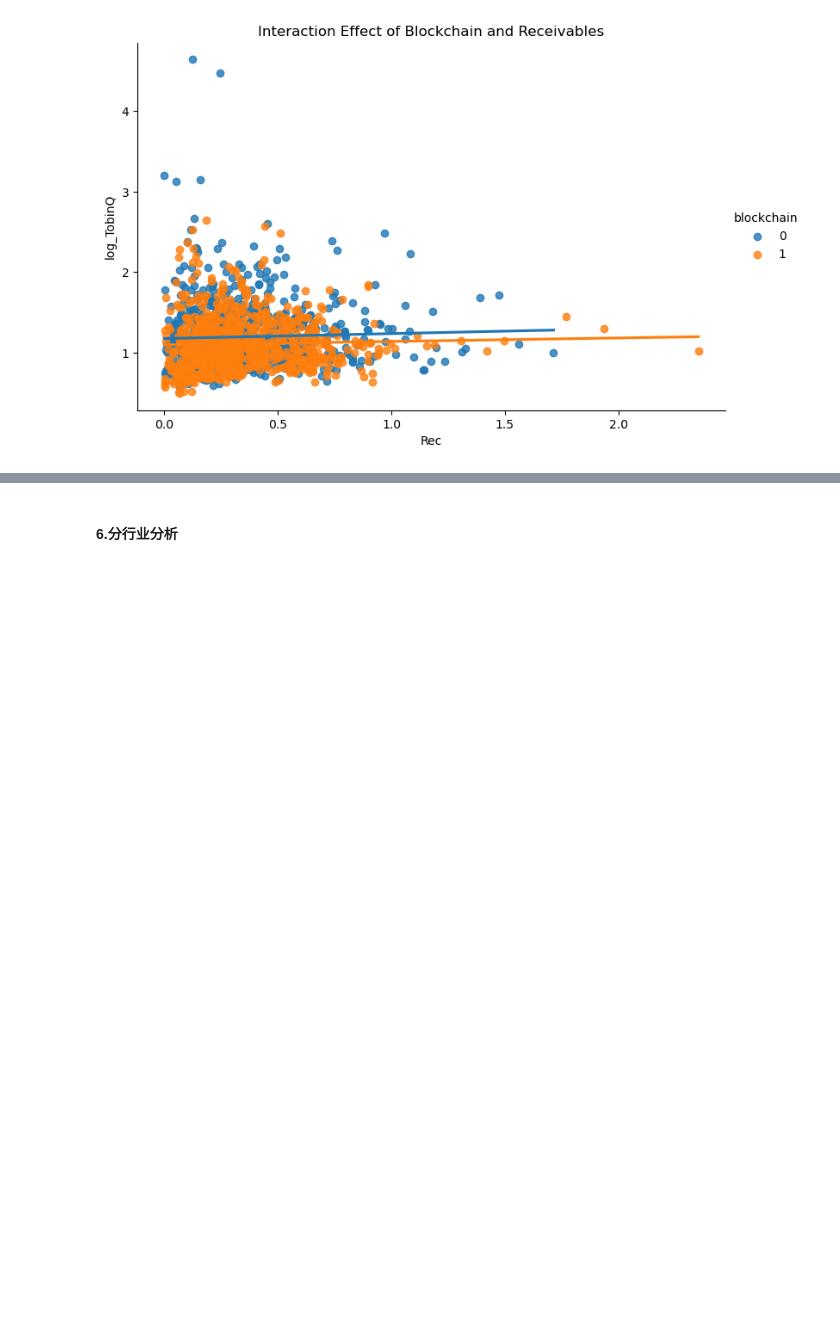
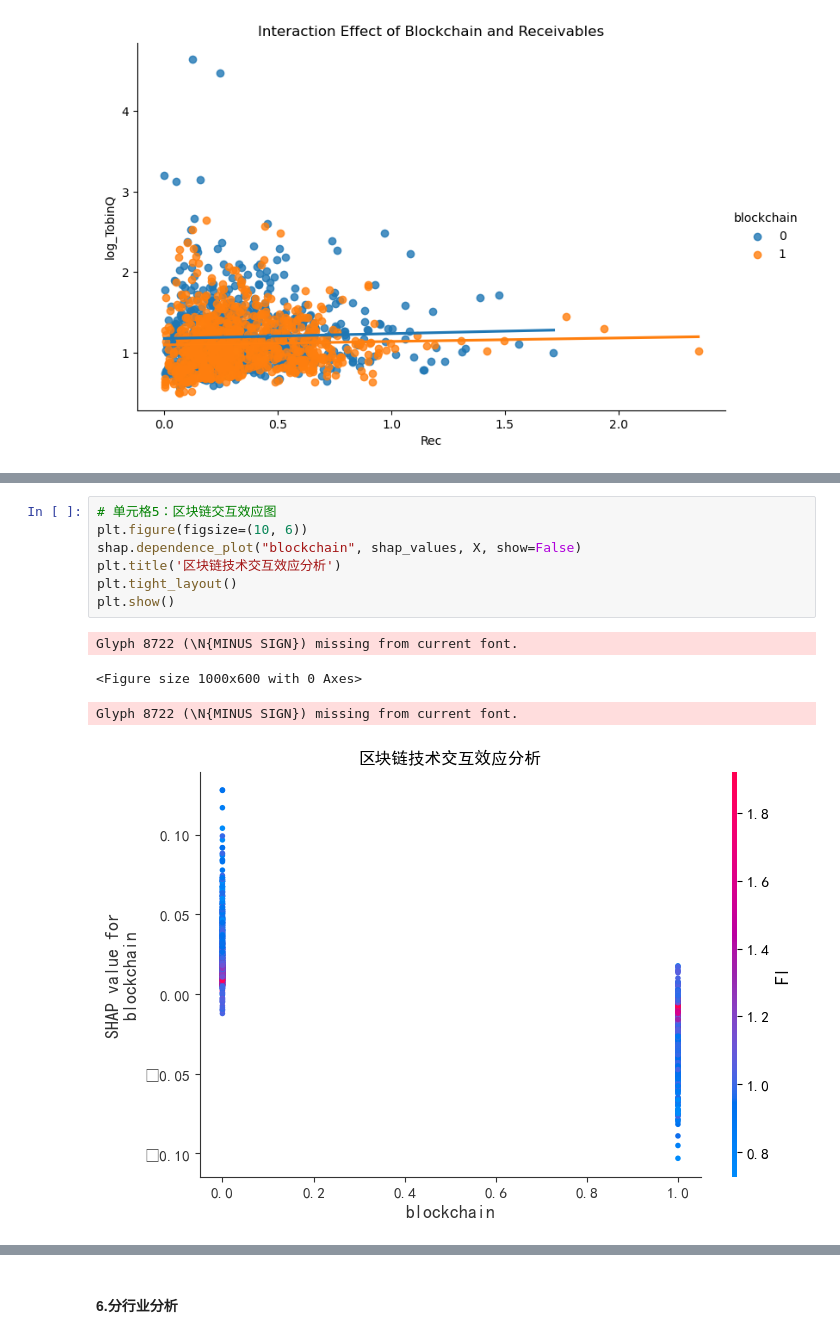
Before and after one commit to 1ppeiyue/blockchain-thesis, a Jupyter notebook: 回归分析.ipynb, the cells around one changed output, grey strips where cells are left out. Drawn from its saved outputs; the diff is of its cells as text; blank space fills up the shorter version.

```diff
--- a/回归分析.ipynb
+++ b/回归分析.ipynb
@@ -743,0 +776,12 @@ Notes:
+# %%
+# 单元格5：区块链交互效应图
+plt.figure(figsize=(10, 6))
+shap.dependence_plot("blockchain", shap_values, X, show=False)
+plt.title('区块链技术交互效应分析')
+plt.tight_layout()
+plt.show()
+# %% [output]
+Glyph 8722 (\N{MINUS SIGN}) missing from current font.
+<Figure size 1000x600 with 0 Axes>
+Glyph 8722 (\N{MINUS SIGN}) missing from current font.
+[figure, added]
```
Also changed, not shown: parts of 48 cells of this notebook.
